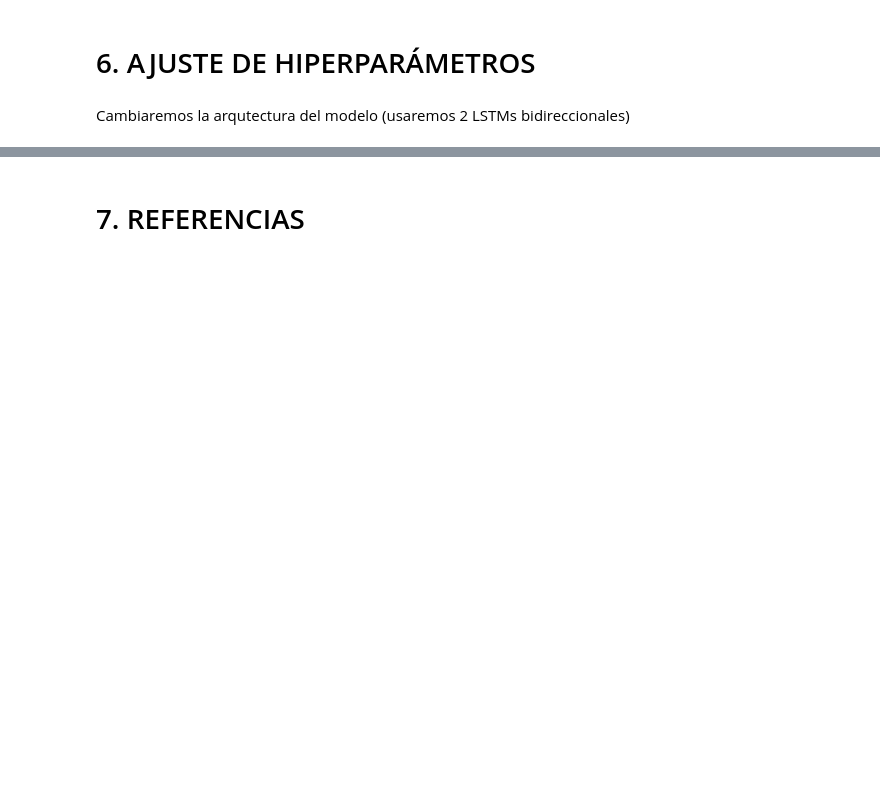
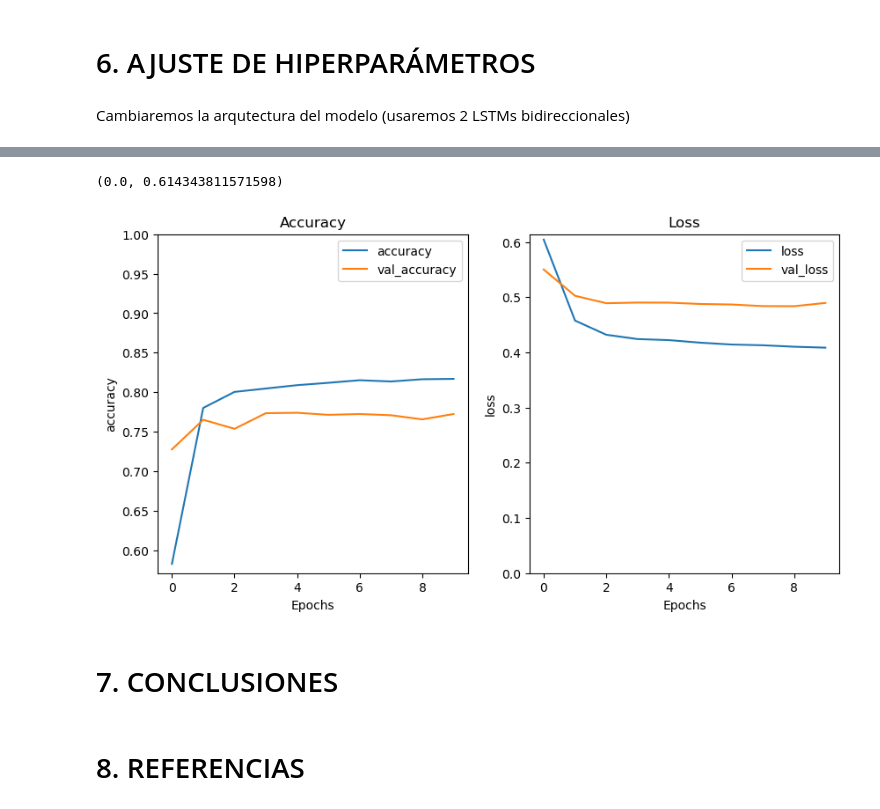
Before and after one commit to MNGARCIA085/ML-Projects-Beginner-, a Jupyter notebook: 3. Covid - sentiment analysis/TextClassificationCovid.ipynb, the cells around one changed output, grey strips where cells are left out. Cells and saved outputs as stored; diff of their text form; code cells hidden in the pictures; blank space fills up the shorter version.

Commit message:
More layers to the model

```diff
--- a/3. Covid - sentiment analysis/TextClassificationCovid.ipynb
+++ b/3. Covid - sentiment analysis/TextClassificationCovid.ipynb
@@ -325,0 +331,10 @@ Cambiaremos la arqutectura del modelo (usaremos 2 LSTMs bidireccionales)
+# %%
+new_model = tf.keras.Sequential([
+    encoder,
+    tf.keras.layers.Embedding(len(encoder.get_vocabulary()), 64, mask_zero=True),
+    tf.keras.layers.Bidirectional(tf.keras.layers.LSTM(64,  return_sequences=True)),
+    tf.keras.layers.Bidirectional(tf.keras.layers.LSTM(32)),
+    tf.keras.layers.Dense(64, activation='relu'),
+    tf.keras.layers.Dropout(0.5),
+    tf.keras.layers.Dense(1)
+])
@@ -325,0 +343,12 @@ Cambiaremos la arqutectura del modelo (usaremos 2 LSTMs bidireccionales)
+# %%
+new_model.compile(loss=tf.keras.losses.BinaryCrossentropy(from_logits=True),
+              optimizer=tf.keras.optimizers.Adam(learning_rate=1e-4),
+              metrics=['accuracy'])
+
+
+history = new_model.fit(
+                    train_dataset,
+                    epochs=10,
+                    validation_data=test_dataset,
+                    validation_steps=30,
+                    callbacks=[lr_scheduler])
@@ -326,2 +380,18 @@ Cambiaremos la arqutectura del modelo (usaremos 2 LSTMs bidireccionales)
+# %%
+plt.figure(figsize=(10, 5))
+plt.subplot(1, 2, 1)
+plot_graphs(history, 'accuracy')
+plt.title('Accuracy')
+plt.ylim(None, 1)
+
+plt.subplot(1, 2, 2)
+plot_graphs(history, 'loss')
+plt.title('Loss')
+plt.ylim(0, None)
+# %% [output]
+(0.0, 0.614343811571598)
+[figure, added]
 # %% [markdown]
-# 7. REFERENCIAS
+# 7. CONCLUSIONES
+# %% [markdown]
+# 8. REFERENCIAS
```
Also changed, not shown: parts of 12 cells of this notebook, 1 other file.
